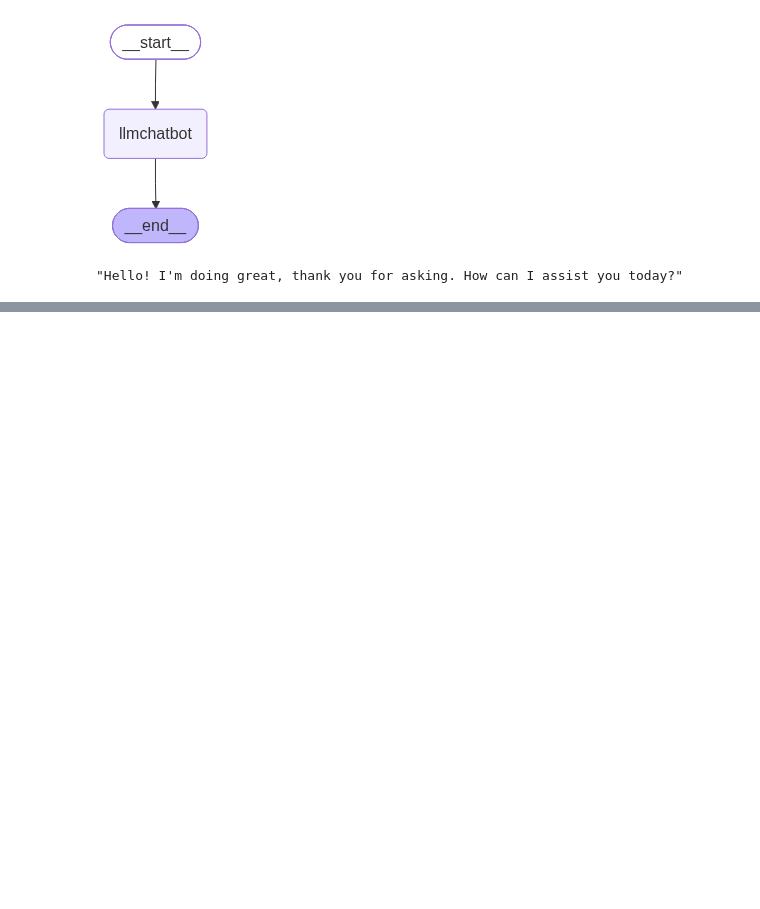
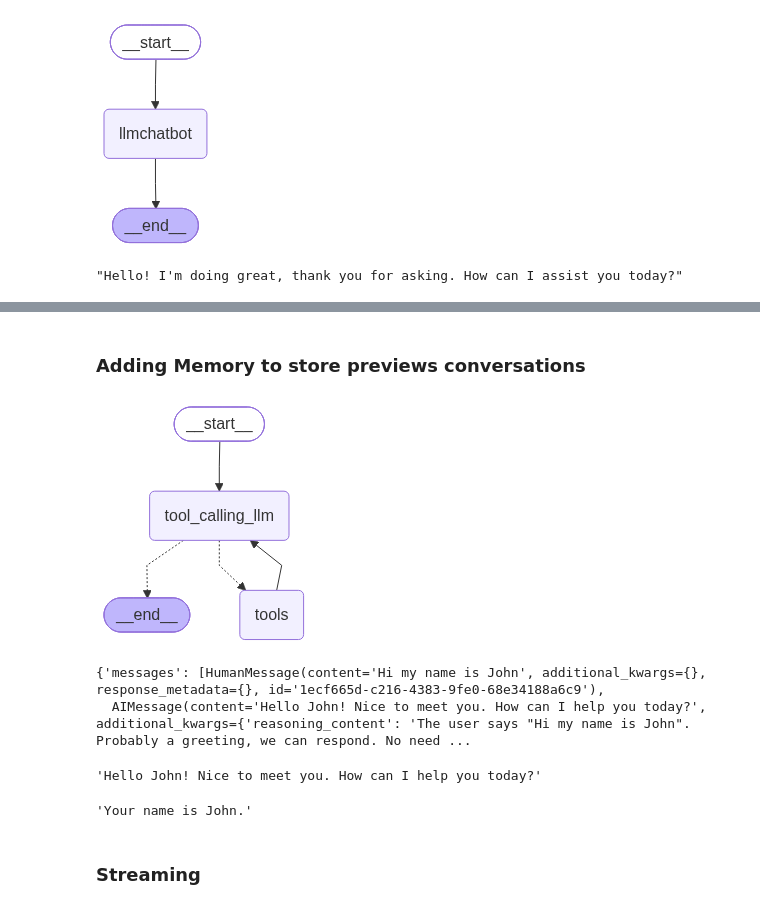
Before and after one commit to codeincraft/agentico, a Jupyter notebook: chatbot/chatbot.ipynb, the cells around one changed output, grey strips where cells are left out. Saved outputs shown, nothing was run; the diff lists cells and outputs as text; code cells hidden in the pictures; blank space fills up the shorter version.

Commit message:
config

```diff
--- a/chatbot/chatbot.ipynb
+++ b/chatbot/chatbot.ipynb
@@ -70,0 +245,53 @@ Hello! I'm doing great, thank you for asking. How can I help you today?
+# %% [markdown]
+### Adding Memory to store previews conversations
+# %%
+from langgraph.graph import StateGraph, START, END
+from langgraph.prebuilt import ToolNode
+from langgraph.prebuilt import tools_condition
+from langgraph.checkpoint.memory import MemorySaver
+
+memory = MemorySaver()
+
+#Node functionality
+def tool_calling_llm(state:State):
+    return {"messages":[llm_with_tools.invoke(state["messages"])]}
+
+##Graph
+builder = StateGraph(State)
+builder.add_node("tool_calling_llm", tool_calling_llm)
+builder.add_node("tools", ToolNode(tools))
+
+# Add edges
+builder.add_edge(START, "tool_calling_llm")
+builder.add_conditional_edges(
+    "tool_calling_llm",
+    #if the latest message (result) from assistant is a tool call -> tools_condition routes to tools
+    #if the latest message (result) from assistant is not a tool call -> tools_condition routes to END
+    tools_condition)
+builder.add_edge("tools", "tool_calling_llm")
+
+#compile the graph
+graph = builder.compile(checkpointer=memory)
+from IPython.display import Image, display
+display(Image(graph.get_graph().draw_mermaid_png()))
+# %% [output]
+[figure, added]
+# %%
+config = {"configurable": {"thread_id": "thread_1"}}
+response = graph.invoke({"messages": "Hi my name is John"}, config=config)
+
+response
+# %% [output]
+{'messages': [HumanMessage(content='Hi my name is John', additional_kwargs={}, response_metadata={}, id='1ecf665d-c216-4383-9fe0-68e34188a6c9'),
+  AIMessage(content='Hello John! Nice to meet you. How can I help you today?', additional_kwargs={'reasoning_content': 'The user says "Hi my name is John". Probably a greeting, we can respond. No need ...
+# %%
+response["messages"][-1].content
+# %% [output]
+'Hello John! Nice to meet you. How can I help you today?'
+# %%
+response = graph.invoke({"messages": "Hey What is my name?"}, config=config)
+response["messages"][-1].content
+# %% [output]
+'Your name is John.'
+# %% [markdown]
+### Streaming
```
Also changed, not shown: parts of 21 cells of this notebook, 3 other files.
